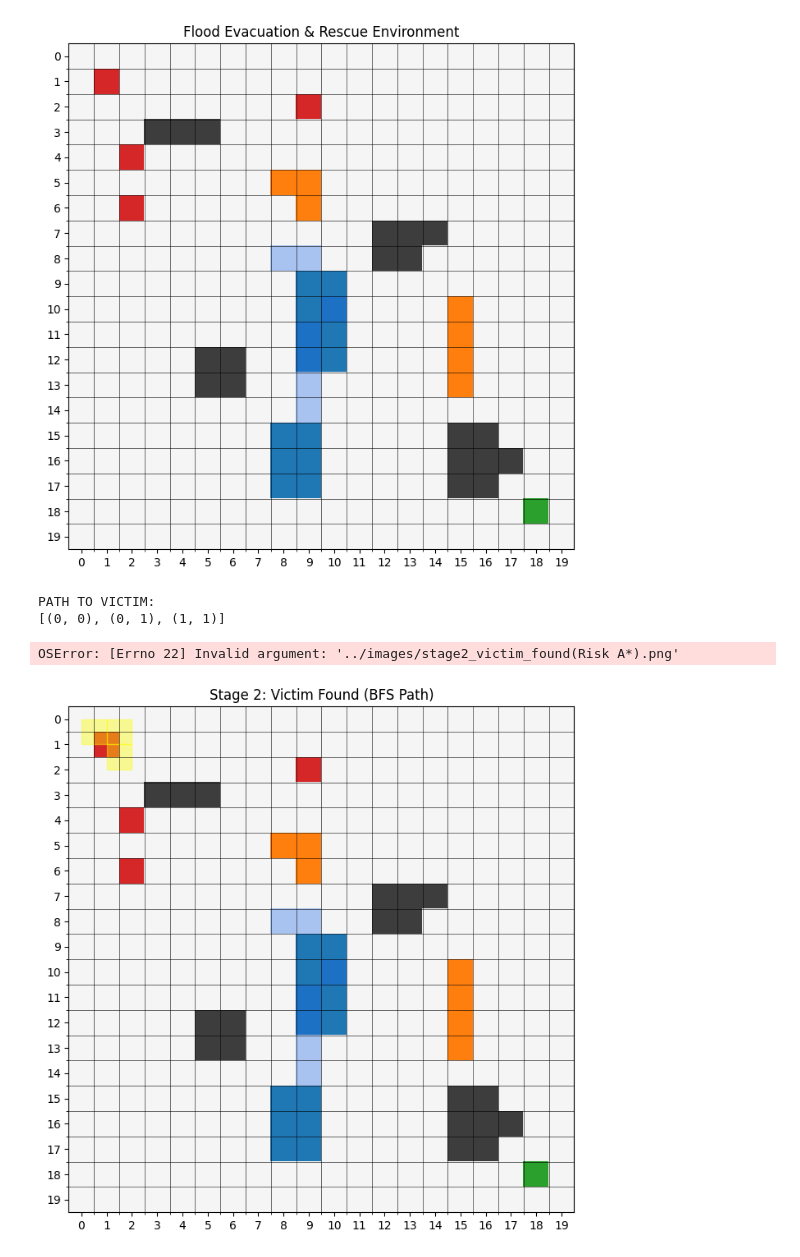
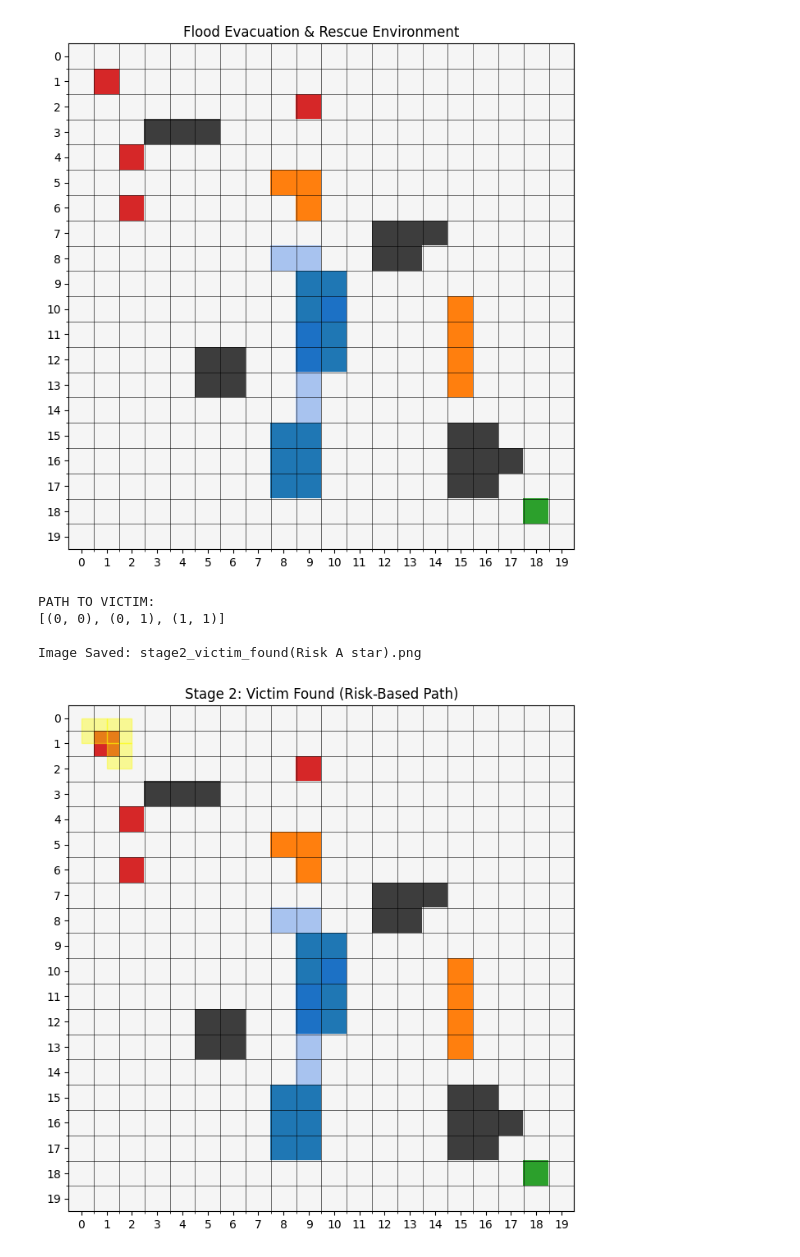
Before and after one commit to RadhikaKapoor383/Flood-Evacuation-and-Rescue-Management-System, a Jupyter notebook: Algorithms/RiskBased-A-star.ipynb, the cells around one changed output. Saved outputs shown, nothing was run; the diff lists cells and outputs as text; code cells hidden in the pictures.

```diff
--- a/Algorithms/RiskBased-A-star.ipynb
+++ b/Algorithms/RiskBased-A-star.ipynb
@@ -324,38 +324,39 @@ def display_path_to_victim(path_to_victim, save_image=True):
         which="minor",
         color="black",
         linewidth=0.4
     )
 
     ax.set_title(
-        "Stage 2: Victim Found (BFS Path)"
+        "Stage 2: Victim Found (Risk-Based Path)"
     )
 
     # ==========================================
     # SAVE IMAGE FOR GITHUB
     # ==========================================
 
     if save_image:
 
         plt.savefig(
-            "../images/stage2_victim_found(Risk A*).png",
+            "../images/stage2_victim_found(Risk A star).png",
             bbox_inches="tight"
         )
 
         print(
-            "\nImage Saved: stage2_victim_found(Risk A*).png"
+            "\nImage Saved: stage2_victim_found(Risk A star).png"
         )
 
     plt.show()
 path_to_victim, found_victim = risk_astar_multi_goal(start, victims)
 print("\nPATH TO VICTIM:")
 print(path_to_victim)
 
 display_path_to_victim(path_to_victim)
 # %% [output]
 PATH TO VICTIM:
 [(0, 0), (0, 1), (1, 1)]
+
+Image Saved: stage2_victim_found(Risk A star).png
-OSError: [Errno 22] Invalid argument: '../images/stage2_victim_found(Risk A*).png'
-[figure, old version]
+[figure, new version]
 # %%
 # =====================================================
 # STAGE 3: FULL RESCUE PATH (VICTIM TO SHELTER)
```
Also changed, not shown: parts of 1 cell of this notebook, 5 other files.
